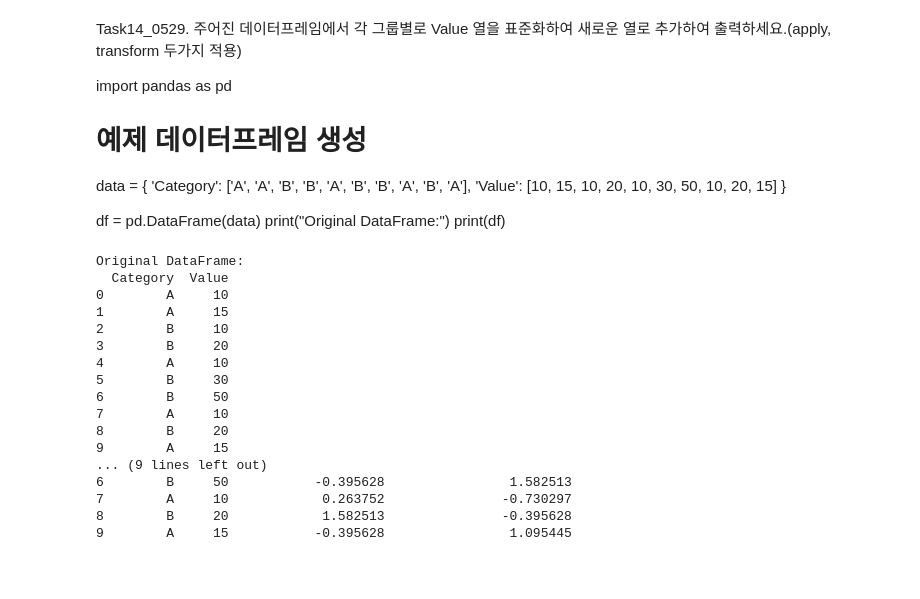
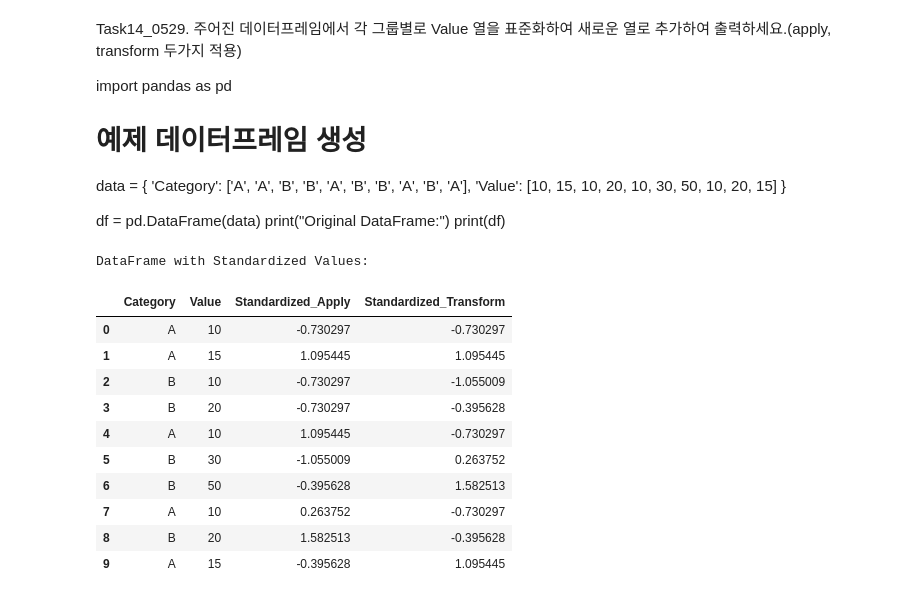
Before and after one commit to windyday0622/windyday, a Jupyter notebook: m3_분석 라이브러리/ 과제_240529.ipynb, the cells around one changed output. Cells and saved outputs as stored; diff of their text form; code cells hidden in the pictures; blank space fills up the shorter version.

```diff
--- a/m3_분석 라이브러리/ 과제_240529.ipynb
+++ b/m3_분석 라이브러리/ 과제_240529.ipynb
@@ -391,35 +387,29 @@ print(df)
 # %%
 import pandas as pd
 
-# 예제 데이터프레임 생성
 data = {'Category': ['A', 'A', 'B', 'B', 'A', 'B', 'B', 'A', 'B', 'A'],
         'Value': [10, 15, 10, 20, 10, 30, 50, 10, 20, 15]}
 
 df = pd.DataFrame(data)
-print("Original DataFrame:")
-print(df)
+"Original DataFrame:"
+df
 
 df['Standardized_Apply'] = df.groupby('Category')['Value'].apply(lambda x: (x - x.mean()) / x.std()).reset_index(drop=True)
 
 df['Standardized_Transform'] = df.groupby('Category')['Value'].transform(lambda x: (x - x.mean()) / x.std())
 
 print("\nDataFrame with Standardized Values:")
-print(df)
+df
 # %% [output]
-Original DataFrame:
-  Category  Value
-0        A     10
-1        A     15
-2        B     10
-3        B     20
-4        A     10
-5        B     30
-6        B     50
-7        A     10
-8        B     20
-9        A     15
-... (9 lines left out)
-6        B     50           -0.395628                1.582513
-7        A     10            0.263752               -0.730297
-8        B     20            1.582513               -0.395628
-9        A     15           -0.395628                1.095445
+DataFrame with Standardized Values:
+|  | Category | Value | Standardized_Apply | Standardized_Transform |
+| 0 | A | 10 | -0.730297 | -0.730297 |
+| 1 | A | 15 | 1.095445 | 1.095445 |
+| 2 | B | 10 | -0.730297 | -1.055009 |
+| 3 | B | 20 | -0.730297 | -0.395628 |
+| 4 | A | 10 | 1.095445 | -0.730297 |
+| 5 | B | 30 | -1.055009 | 0.263752 |
+| 6 | B | 50 | -0.395628 | 1.582513 |
+| 7 | A | 10 | 0.263752 | -0.730297 |
+| 8 | B | 20 | 1.582513 | -0.395628 |
+| 9 | A | 15 | -0.395628 | 1.095445 |
```
Also changed, not shown: parts of 8 cells of this notebook.
